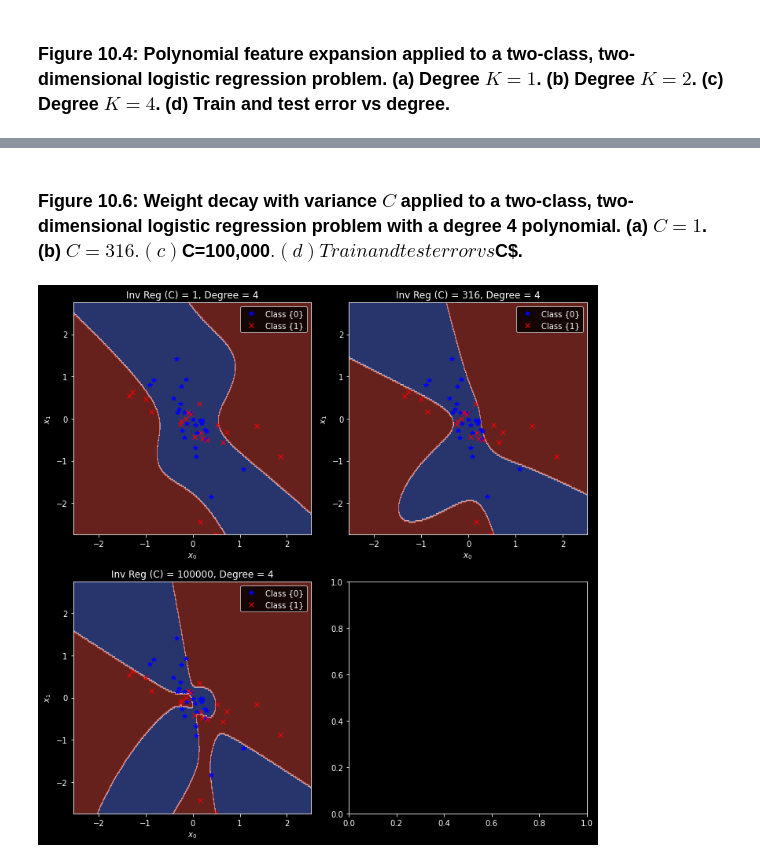
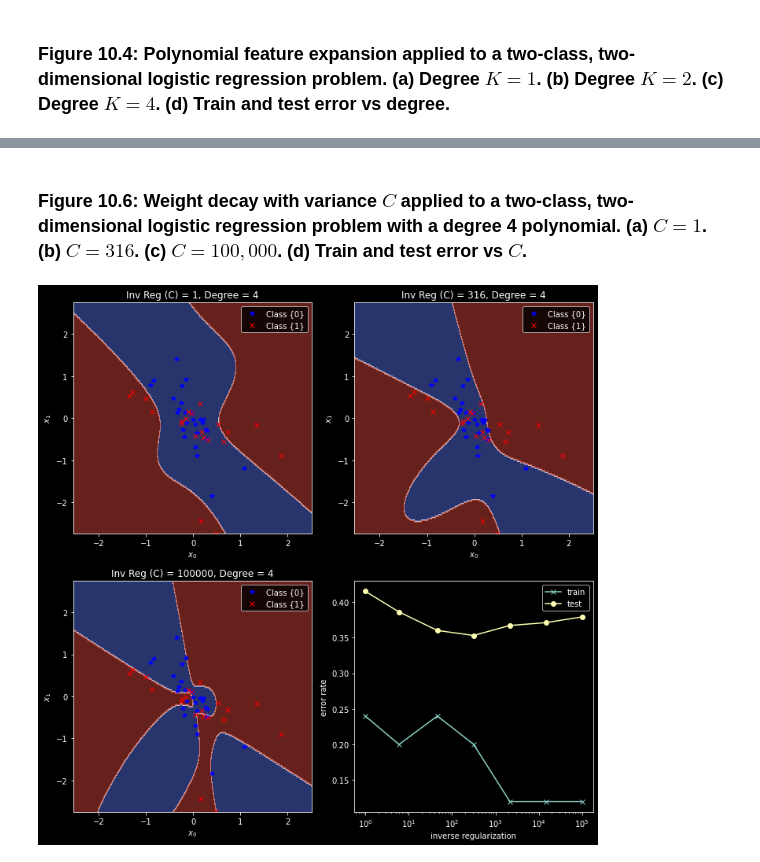
Before and after one commit to chofchof/probml, a Jupyter notebook: notebooks/book1/10/logreg_poly_demo.ipynb, the cells around one changed output, grey strips where cells are left out. Cells and saved outputs as stored; diff of their text form; code cells hidden in the pictures.

```diff
--- a/notebooks/book1/10/logreg_poly_demo.ipynb
+++ b/notebooks/book1/10/logreg_poly_demo.ipynb
@@ -86,17 +105,36 @@ fig.tight_layout()
 # %% [markdown]
-### Figure 10.6: Weight decay with variance $C$ applied to a two-class, two-dimensional logistic regression problem with a degree 4 polynomial. (a) $C=1$. (b) $C=316. (c) $C=100,000$. (d) Train and test error vs $C$.
+### Figure 10.6: Weight decay with variance $C$ applied to a two-class, two-dimensional logistic regression problem with a degree 4 polynomial. (a) $C=1$. (b) $C=316$. (c) $C=100,000$. (d) Train and test error vs $C$.
 # %%
 fig, axes = plt.subplots(nrows=2, ncols=2, figsize=(10,10))
 axes = axes.ravel()
 
+transformer = PolynomialFeatures(degree=4)
+X_train_poly_feature = transformer.fit_transform(X_train)[:, 1:] # except for const
+X_test_poly_feature = transformer.fit_transform(X_test)[:, 1:] # except for const
+
 plot_list_C = [1, 316, 100000]
 for C, ax in zip(plot_list_C, axes[:3]):
-    transformer = PolynomialFeatures(degree=4)
     clf = LogisticRegression(C=C, max_iter=1000)
-    clf.fit(transformer.fit_transform(X_train)[:, 1:], y_train)
+    clf.fit(X_train_poly_feature, y_train)
     plot_predictions(ax, xx, yy, transformer, clf)
     plot_data(ax, X_train, y_train)
     ax.set_title(f"Inv Reg (C) = {C:d}, Degree = 4")
+
+plot_list_C = np.logspace(0, 5, 7, dtype='int64')
+plot_list_train_err = []
+plot_list_test_err = []
+for C in plot_list_C:
+    clf = LogisticRegression(C=C, max_iter=1000)
+    clf.fit(X_train_poly_feature, y_train)
+    plot_list_train_err.append(1 - clf.score(X_train_poly_feature, y_train))
+    plot_list_test_err.append(1 - clf.score(X_test_poly_feature, y_test))
+
+axes[-1].plot(plot_list_C, plot_list_train_err, 'x-', label='train')
+axes[-1].plot(plot_list_C, plot_list_test_err, 'o-', label='test')
+axes[-1].set_xlabel('inverse regularization')
+axes[-1].set_ylabel('error rate')
+axes[-1].set_xscale('log')
+axes[-1].legend()
 fig.tight_layout()
 # %% [output]
-[figure, old version]
+[figure, new version]
```
Also changed, not shown: parts of 6 cells of this notebook.
